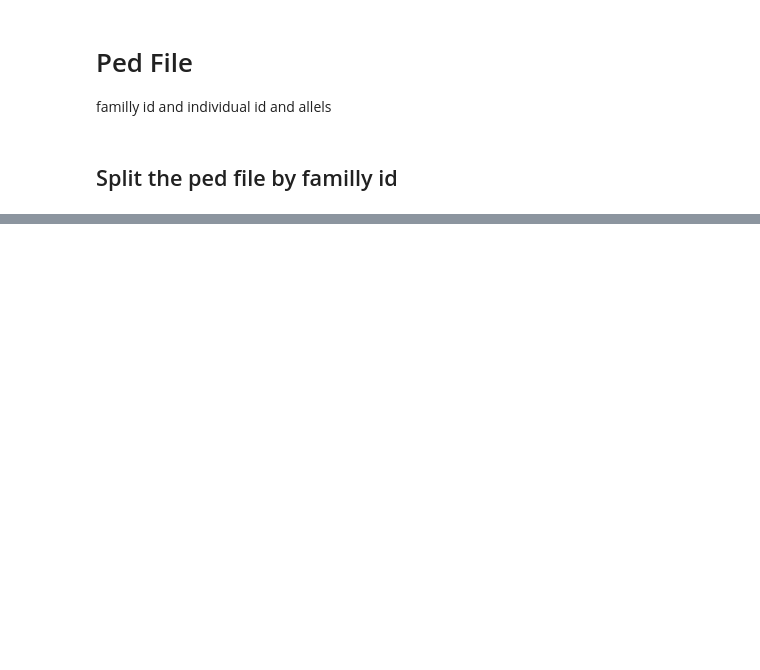
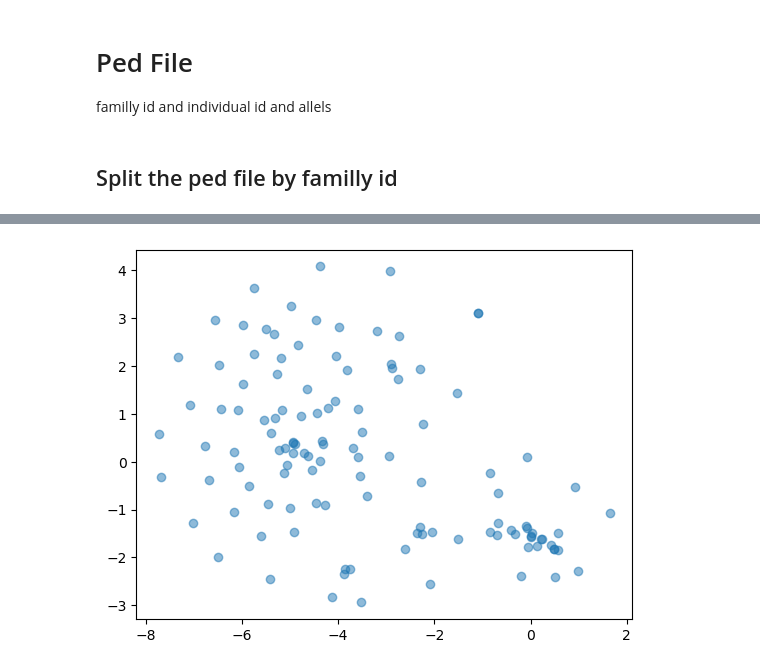
Before and after one commit to aradar46/Geographic_Population_Structure_GPS, a Jupyter notebook: notebook.ipynb, the cells around one changed output, grey strips where cells are left out. Cells and saved outputs as stored; diff of their text form; code cells hidden in the pictures; blank space fills up the shorter version.

```diff
--- a/notebook.ipynb
+++ b/notebook.ipynb
@@ -323,0 +334,23 @@ def calculate_minor_allele_frequency(pop_path, bim_path, eurasian_path, date):
+# %%
+import numpy as np
+import pandas as pd
+from sklearn.decomposition import PCA
+from sklearn.manifold import TSNE
+import matplotlib.pyplot as plt
+
+# Read in your dataset as a pandas dataframe
+
+
+# Perform PCA to reduce the number of features
+pca = PCA(n_components=50)
+df_pca = pca.fit_transform(data2)
+
+# Apply t-SNE to the transformed dataset
+tsne = TSNE(n_components=2, random_state=0)
+df_tsne = tsne.fit_transform(df_pca)
+
+# Visualize the t-SNE results
+plt.scatter(df_tsne[:, 0], df_tsne[:, 1], alpha=0.5)
+plt.show()
+# %% [output]
+[figure, added]
```
Also changed, not shown: parts of 27 cells of this notebook.
